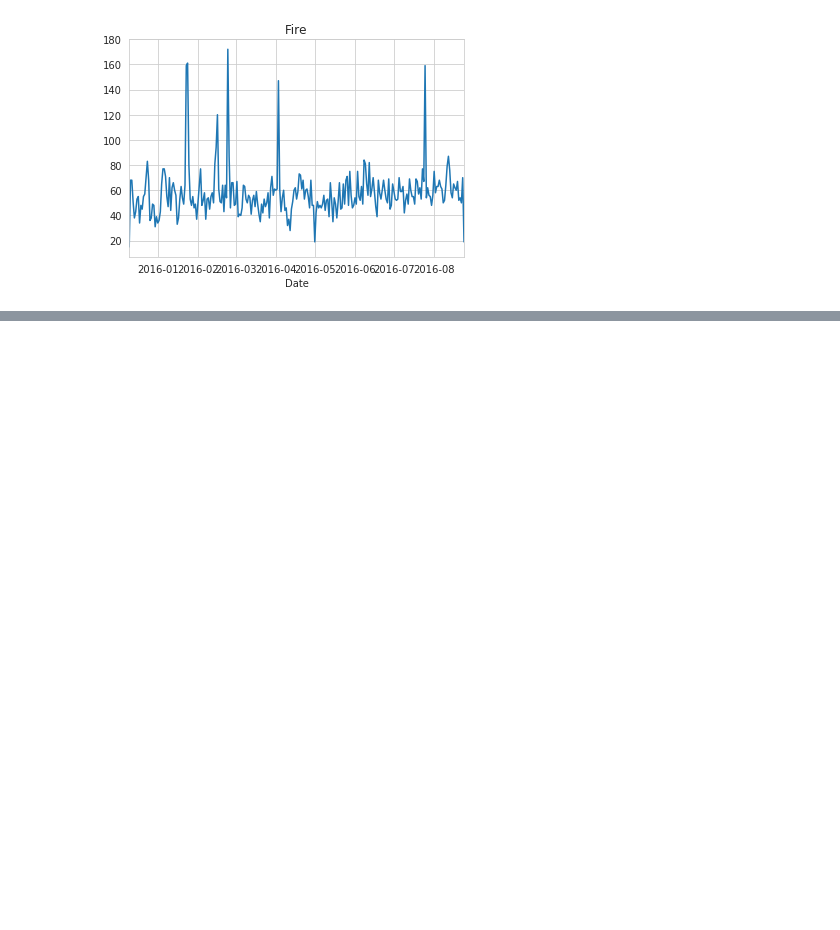
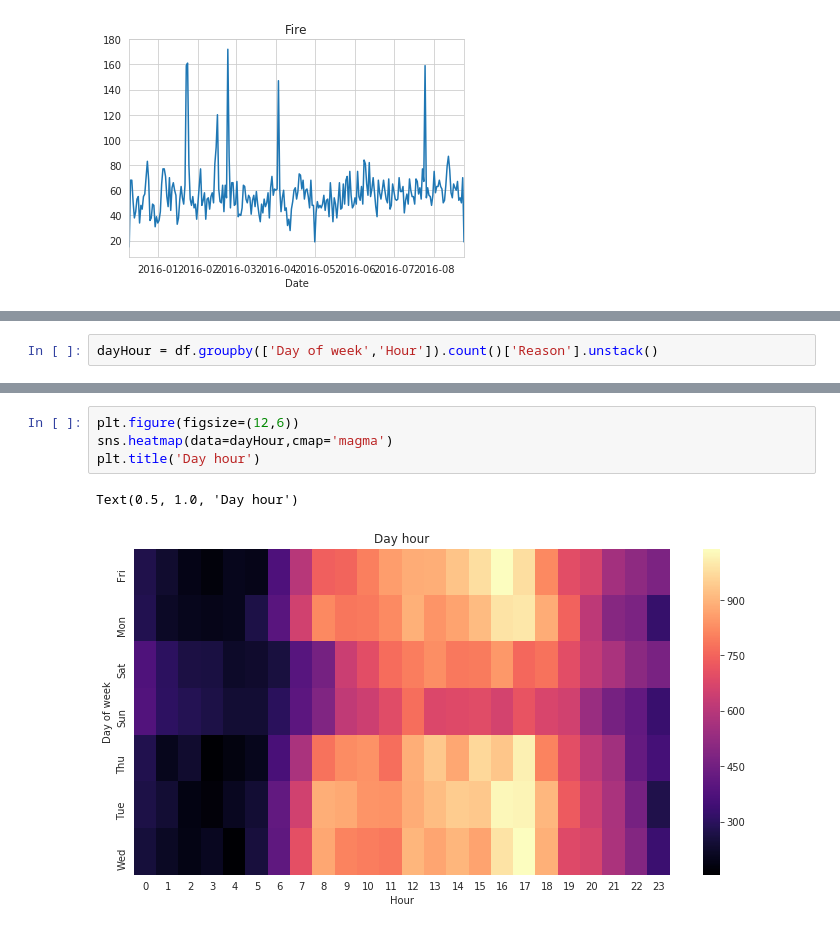
Before and after one commit to Joseorina/jubilant-palm-tree, a Jupyter notebook: 911DataCapstone.ipynb, the cells around one changed output, grey strips where cells are left out. Saved outputs shown, nothing was run; the diff lists cells and outputs as text; blank space fills up the shorter version.

Commit message:
Complete data analysis and graphing using seaborn

```diff
--- a/911DataCapstone.ipynb
+++ b/911DataCapstone.ipynb
@@ -295,0 +296,2 @@ plt.tight_layout
+# %%
+dayHour = df.groupby(['Day of week','Hour']).count()['Reason'].unstack()
@@ -295,0 +309,7 @@ plt.tight_layout
+# %%
+plt.figure(figsize=(12,6))
+sns.heatmap(data=dayHour,cmap='magma')
+plt.title('Day hour')
+# %% [output]
+Text(0.5, 1.0, 'Day hour')
+[figure, added]
```
Also changed, not shown: parts of 5 cells of this notebook.
